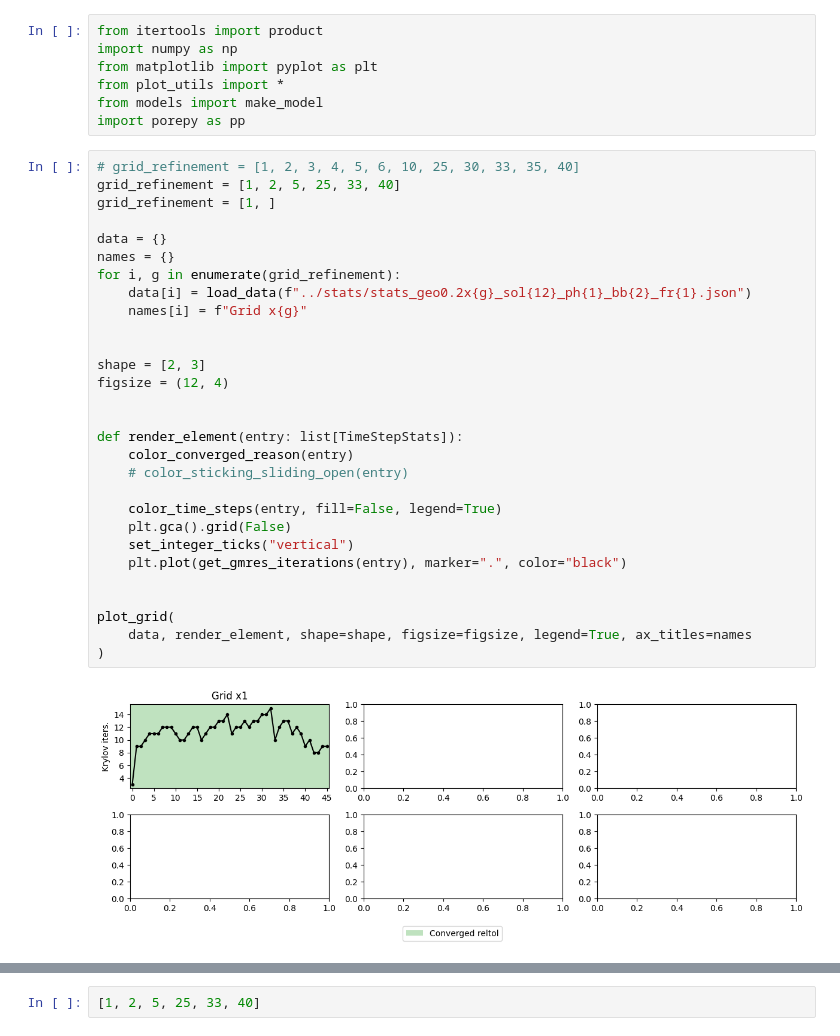
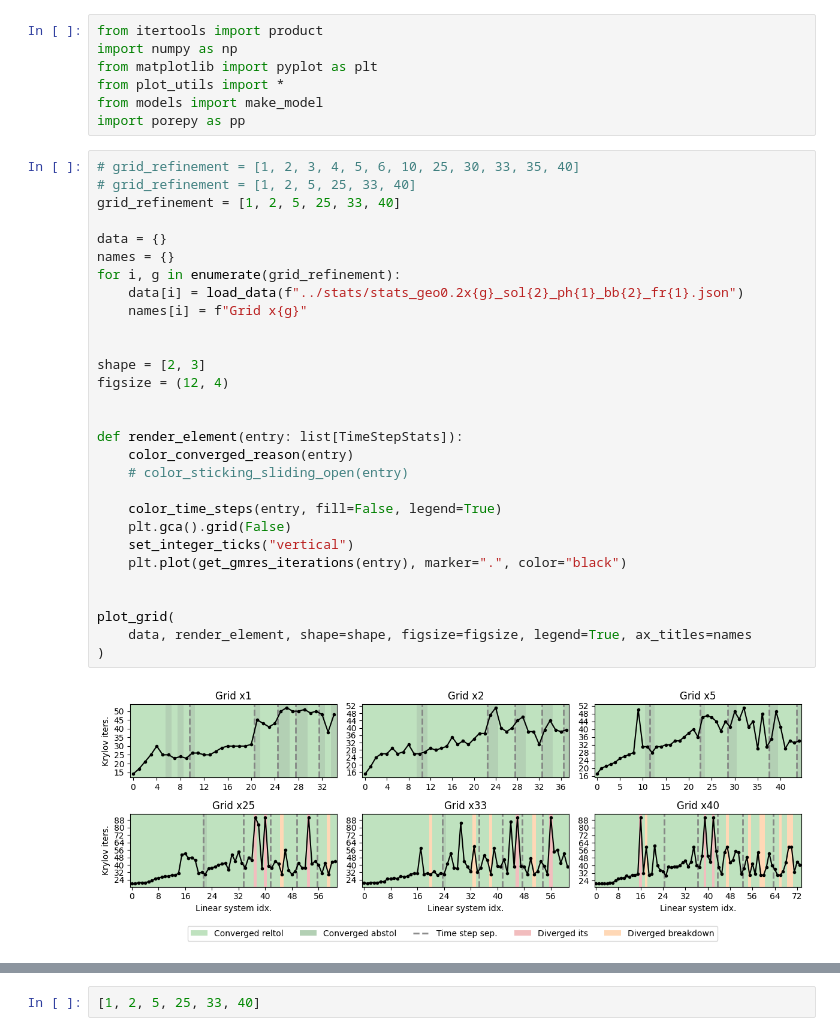
Before and after one commit to pmgbergen/FTHM-Solver, a Jupyter notebook: experiments/experiment_mandel_2_results.ipynb, the cells around one changed output, grey strips where cells are left out. Cells and saved outputs as stored; diff of their text form.

```diff
--- a/experiments/experiment_mandel_2_results.ipynb
+++ b/experiments/experiment_mandel_2_results.ipynb
@@ -7,35 +7,35 @@ from models import make_model
 import porepy as pp
 # %%
 # grid_refinement = [1, 2, 3, 4, 5, 6, 10, 25, 30, 33, 35, 40]
+# grid_refinement = [1, 2, 5, 25, 33, 40]
 grid_refinement = [1, 2, 5, 25, 33, 40]
-grid_refinement = [1, ]
 
 data = {}
 names = {}
 for i, g in enumerate(grid_refinement):
-    data[i] = load_data(f"../stats/stats_geo0.2x{g}_sol{12}_ph{1}_bb{2}_fr{1}.json")
+    data[i] = load_data(f"../stats/stats_geo0.2x{g}_sol{2}_ph{1}_bb{2}_fr{1}.json")
     names[i] = f"Grid x{g}"
 
 
 shape = [2, 3]
 figsize = (12, 4)
 
 
 def render_element(entry: list[TimeStepStats]):
     color_converged_reason(entry)
     # color_sticking_sliding_open(entry)
 
     color_time_steps(entry, fill=False, legend=True)
     plt.gca().grid(False)
     set_integer_ticks("vertical")
     plt.plot(get_gmres_iterations(entry), marker=".", color="black")
 
 
 plot_grid(
     data, render_element, shape=shape, figsize=figsize, legend=True, ax_titles=names
 )
 # %% [output]
-[figure, old version]
+[figure, new version]
 # %%
 def render_element(i: int, entry: Sequence[TimeStepStats]):
     st, sl, op = get_num_sticking_sliding_open(entry)
```
Also changed, not shown: parts of 8 cells of this notebook, 6 other files.
